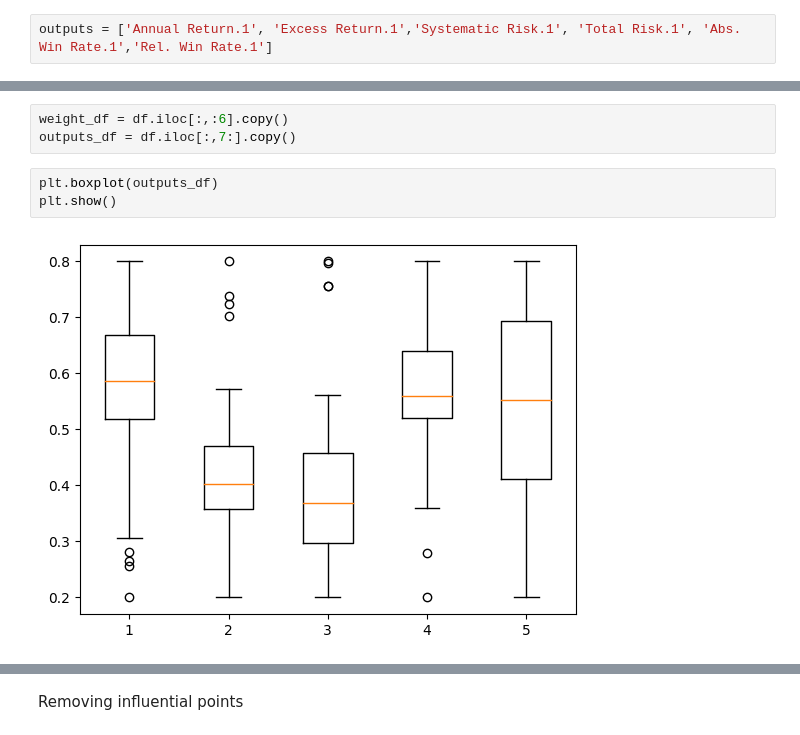
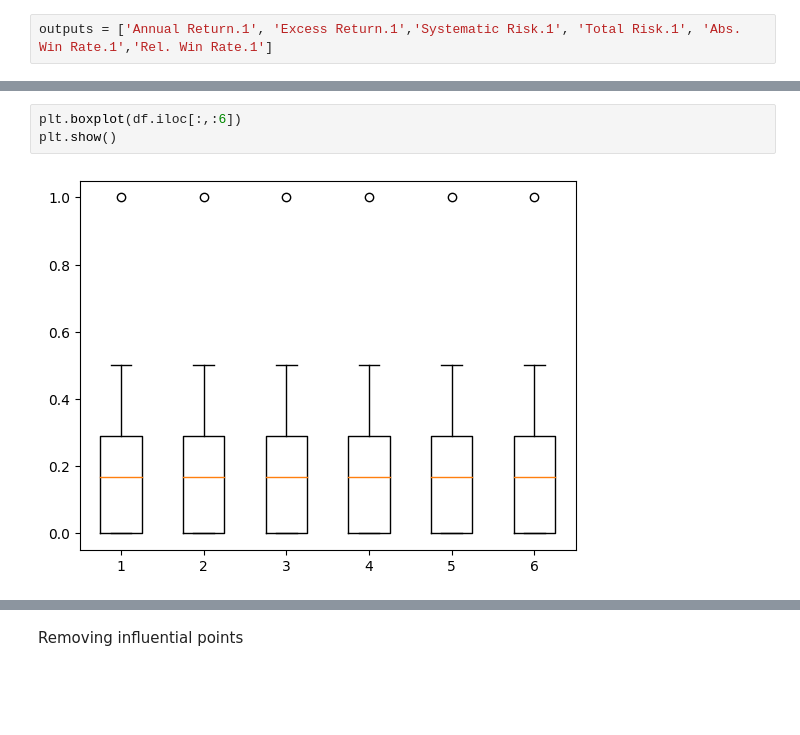
Before and after one commit to JaswanthKrishnaE/Stock-portfolio-analysis-using-multivariate-linear-regression, a Jupyter notebook: influential_points.ipynb, the cells around one changed output, grey strips where cells are left out. Saved outputs shown, nothing was run; the diff lists cells and outputs as text; blank space fills up the shorter version.

```diff
--- a/influential_points.ipynb
+++ b/influential_points.ipynb
@@ -44,11 +61,8 @@ df.head()
 | 2 | 0.0 | 0.0 | 1.0 | 0.0 | 0.0 | 0.0 | ... |
 | 3 | 0.0 | 0.0 | 0.0 | 1.0 | 0.0 | 0.0 | ... |
 | 4 | 0.0 | 0.0 | 0.0 | 0.0 | 1.0 | 0.0 | ... |
-# %%
-weight_df = df.iloc[:,:6].copy()
-outputs_df = df.iloc[:,7:].copy()
 # %%
-plt.boxplot(outputs_df)
+plt.boxplot(df.iloc[:,:6])
 plt.show()
 # %% [output]
-[figure, old version]
+[figure, new version]
```
Also changed, not shown: parts of 26 cells of this notebook.
